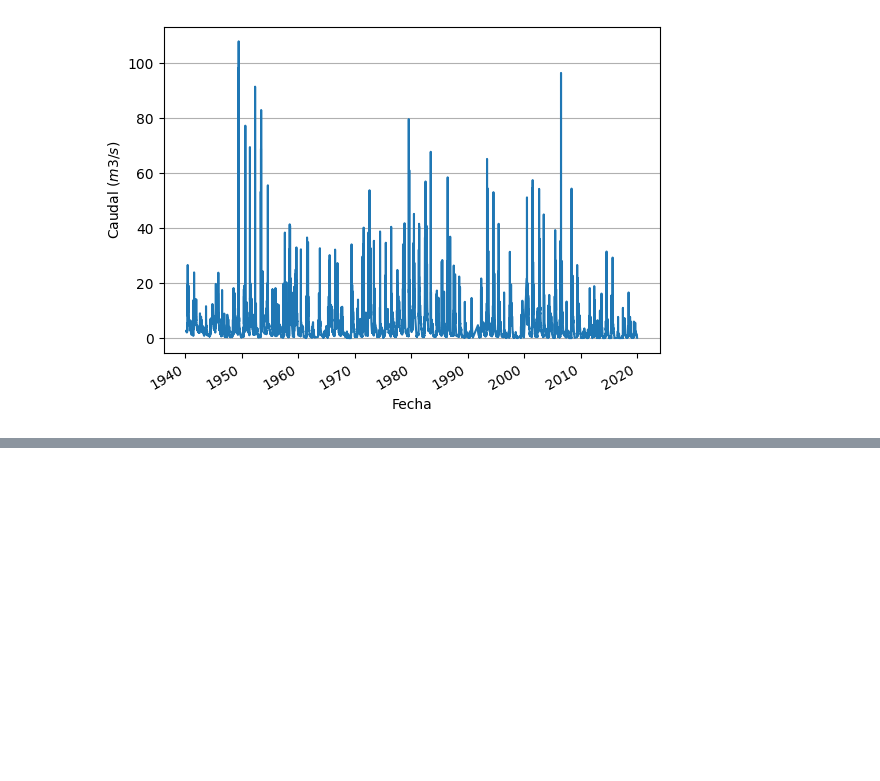
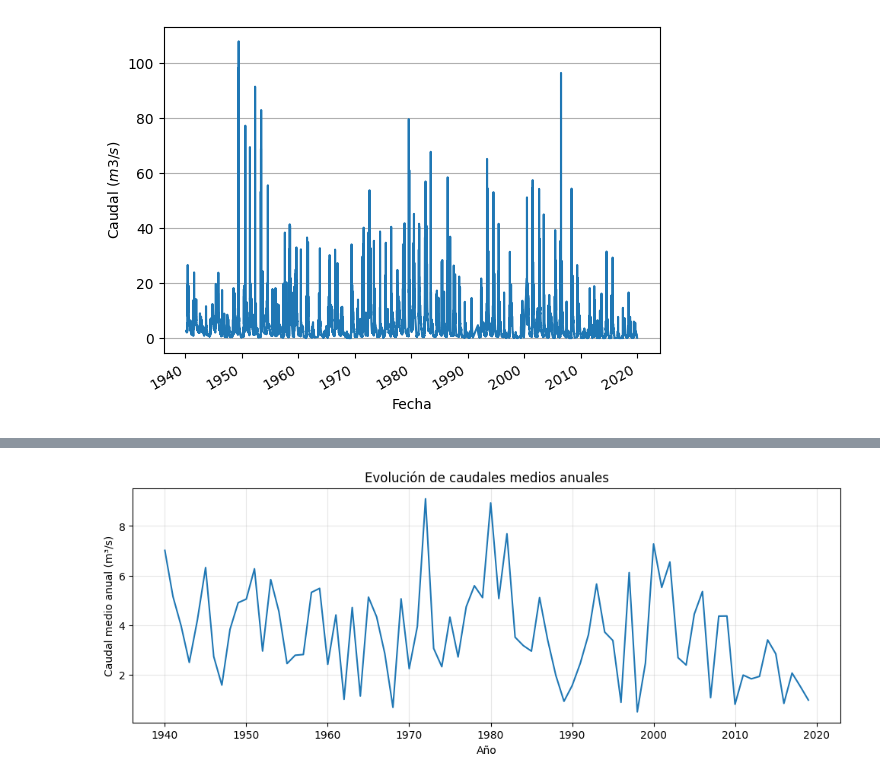
Before and after one commit to matiasalz/RIO-ITATA, a Jupyter notebook: 04_Escorrentía.ipynb, the cells around one changed output, grey strips where cells are left out. Saved outputs shown, nothing was run; the diff lists cells and outputs as text; code cells hidden in the pictures; blank space fills up the shorter version.

```diff
--- a/04_Escorrentía.ipynb
+++ b/04_Escorrentía.ipynb
@@ -272,0 +286,14 @@ plt.show()
+# %%
+annual = RInv.resample("Y").mean()
+
+plt.figure(figsize=(12,4))
+plt.plot(annual.index.year,
+         annual["caudal_diario_m3_s"])
+
+plt.ylabel("Caudal medio anual (m³/s)")
+plt.xlabel("Año")
+plt.title("Evolución de caudales medios anuales")
+plt.grid(alpha=0.3)
+plt.show()
+# %% [output]
+[figure, added]
```
Also changed, not shown: parts of 9 cells of this notebook.
